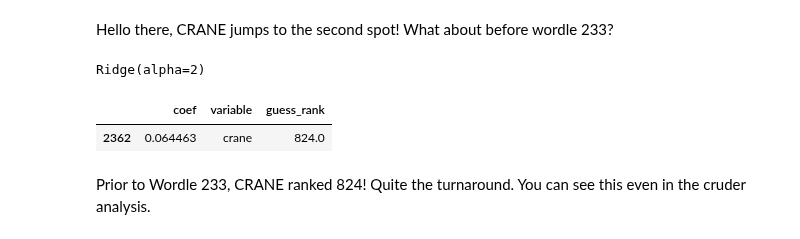
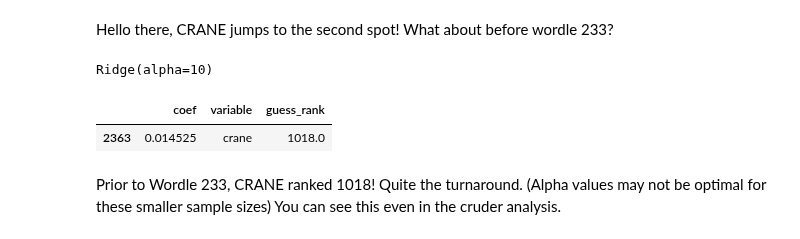
Before and after one commit to astrowonk/TwitterWordle, a Jupyter notebook: Popular Wordle Openers.ipynb, the cells around one changed output. Cells and saved outputs as stored; diff of their text form; code cells hidden in the pictures.

```diff
--- a/Popular Wordle Openers.ipynb
+++ b/Popular Wordle Openers.ipynb
@@ -114,21 +113,11 @@ If there is a better way to encode this categorical data in this grouped way, pl
 # %%
-from tqdm.notebook import tqdm
-df.rename(columns={'score':'score_pattern'},inplace=True)
-dummies = pd.get_dummies(df['guess']) # get the
+df.rename(columns={'score': 'score_pattern'}, inplace=True)
 
-temp_df = pd.concat(
-    [df[['wordle_num', 'score_count_fraction', 'guess_count','score_pattern']], dummies],
-    axis=1)
-
-summed_dfs = []
-for grouping_vars, _df in tqdm(temp_df.groupby(['wordle_num','score_pattern'])):
-    wordle_num, score_pattern = grouping_vars
-    temp = _df[dummies.columns].sum(axis=0)
-    temp['wordle_num'] = wordle_num
-    temp['score_count_fraction'] = _df['score_count_fraction'].iloc[0]
-    temp['guess_count'] = _df['guess_count'].iloc[0]
-    summed_dfs.append(temp)
-one_hot_encoded_data = pd.DataFrame(summed_dfs)
+one_hot_encoded_data = pd.crosstab(
+    [df['wordle_num'], df['score_pattern']], df['guess']).join(
+        df.groupby(['wordle_num',
+                    'score_pattern'])[['score_count_fraction',
+                                       'guess_count']].first()).reset_index()
 # %%
 one_hot_encoded_data
 # %% [output]
@@ -150,11 +139,13 @@ Now we'll normalize the data a little and then fit a model. We use a [Ridge](htt
 # %%
-one_hot_encoded_data['score_count_fraction'] = one_hot_encoded_data[
-    'score_count_fraction'].fillna(0)
-one_hot_encoded_data['score_count_fraction'] = one_hot_encoded_data[
-    'score_count_fraction'] / one_hot_encoded_data[
-        'score_count_fraction'].mean()
-one_hot_encoded_data['guess_count'] = one_hot_encoded_data[
-    'guess_count'] / one_hot_encoded_data['guess_count'].mean()
+one_hot_encoded_data.dropna(subset=['score_count_fraction'],inplace=True) #don't need patterns no one actually guessed
+
+std = one_hot_encoded_data['score_count_fraction'].std()
+one_hot_encoded_data['score_count_fraction'] = (one_hot_encoded_data[
+    'score_count_fraction'] - one_hot_encoded_data['score_count_fraction'].mean()) / std
+
+one_hot_encoded_data['guess_count'] = (one_hot_encoded_data[
+    'guess_count'] - one_hot_encoded_data['guess_count'].mean()) / one_hot_encoded_data[
+    'guess_count'].std()
 # %%
 from sklearn import linear_model
 data = one_hot_encoded_data
@@ -219,25 +210,25 @@ Hello there, CRANE jumps to the second spot! What about before wordle 233?
 # %%
 data_past = one_hot_encoded_data.query('wordle_num <= 232')
 X= data_past.drop(
         columns=[ 'score_count_fraction', 'wordle_num']) # fit to the one hot encouded guesses and the total guess count
 y=data_past['score_count_fraction'] # our dependent is the fraction of guesses that had the score pattern
 
-r = linear_model.Ridge(alpha=2)
+r = linear_model.Ridge(alpha=10)
 r.fit(X,y)
 
 
 
 
 out = pd.DataFrame(list(zip(r.coef_, r.feature_names_in_)),
          columns=['coef', 'variable']).sort_values('coef',ascending=False)
 out['guess_rank'] = out['coef'].rank(ascending=False)
 out.query('variable == "crane"')
 # %% [output]
-Ridge(alpha=2)
+Ridge(alpha=10)
 |  | coef | variable | guess_rank |
-| 2362 | 0.064463 | crane | 824.0 |
+| 2363 | 0.014525 | crane | 1018.0 |
 # %% [markdown]
-Prior to Wordle 233, CRANE ranked 824! Quite the turnaround. You can see this even in the cruder analysis.
+Prior to Wordle 233, CRANE ranked 1018! Quite the turnaround. (Alpha values may not be optimal for these smaller sample sizes) You can see this even in the cruder analysis.
 # %%
 import plotly.io as pio;# plots should work with matplotlib backend too but ... plotly is better!
 pio.renderers.default = "png" #here only for github, for plotly
```
Also changed, not shown: parts of 11 cells of this notebook.
